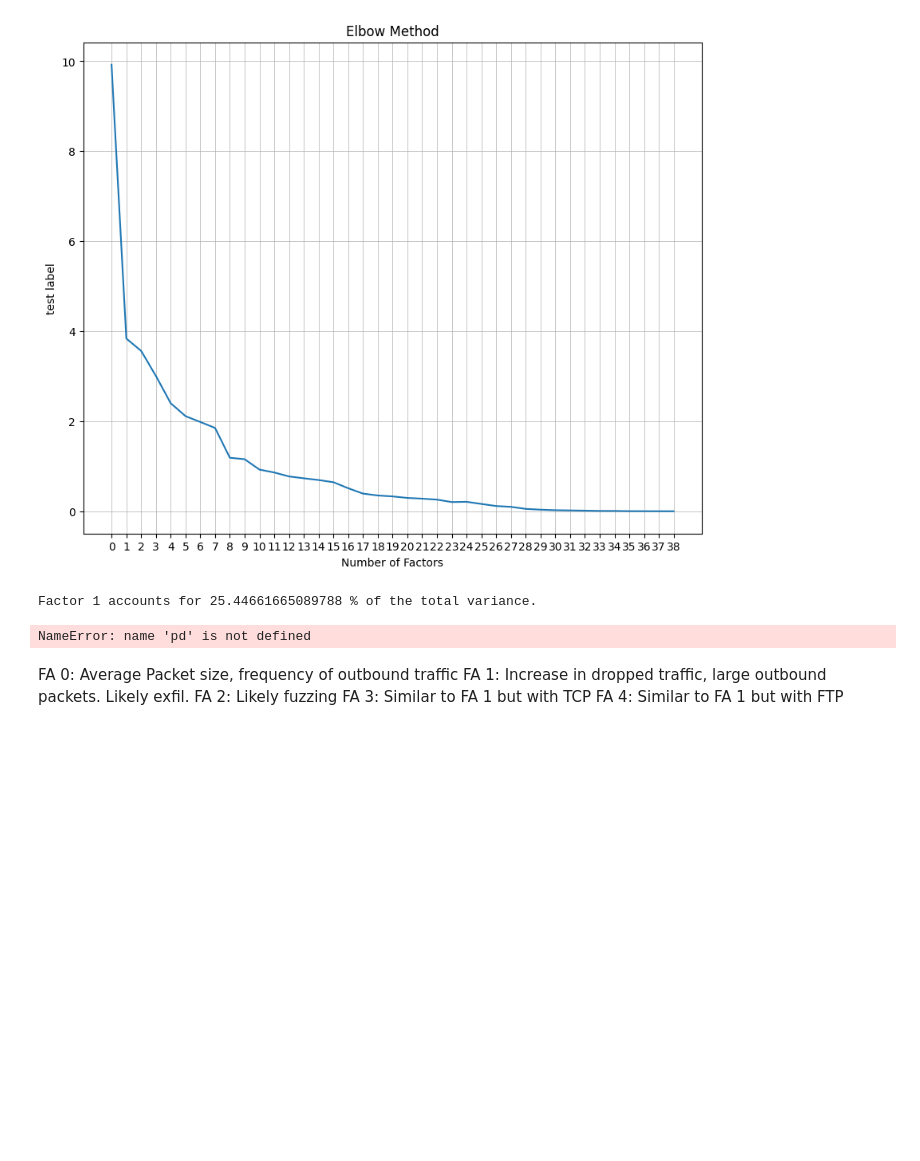
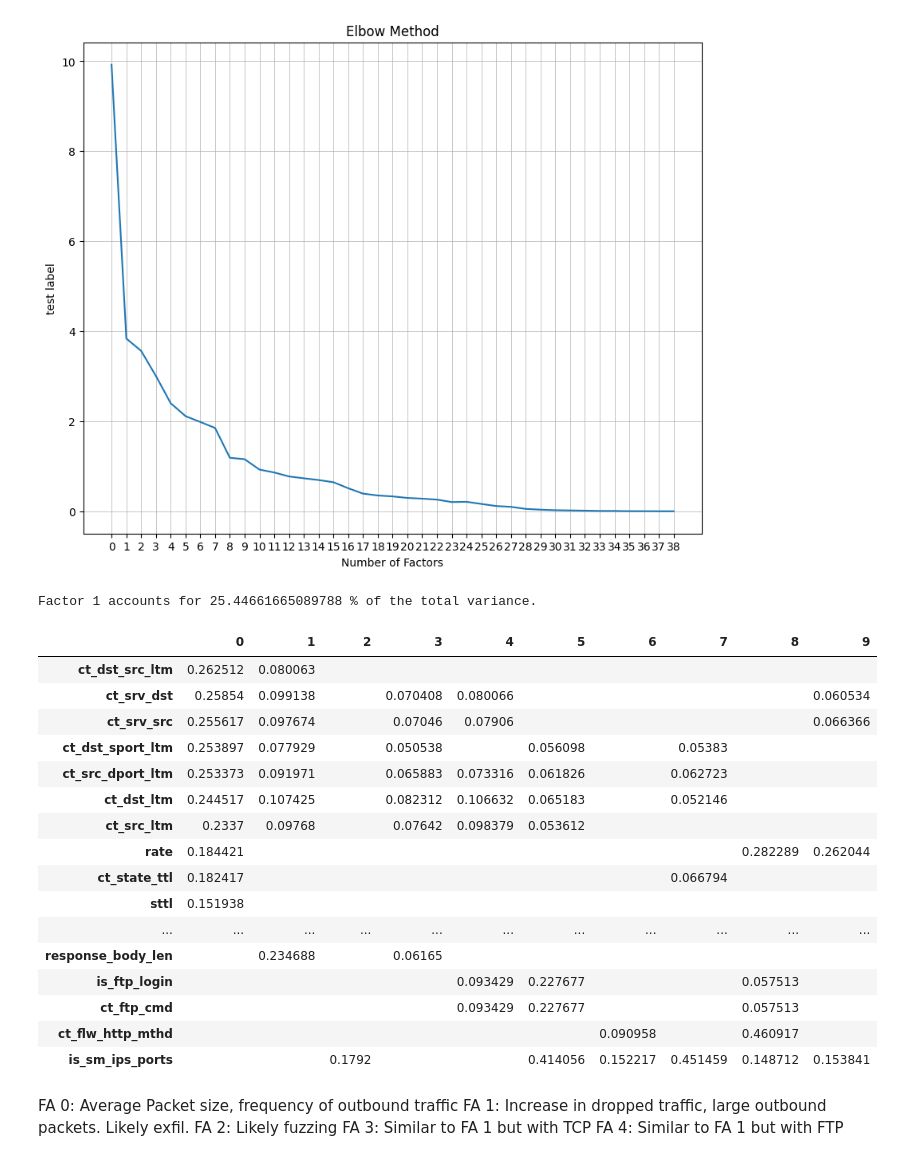
Before and after one commit to bhosley/Schoolwork, a Jupyter notebook: 2023Q2 - Machine Learning/Project/Machine Learning Project copy.ipynb, the cells around one changed output. Cells and saved outputs as stored; diff of their text form; code cells hidden in the pictures; blank space fills up the shorter version.

```diff
--- a/2023Q2 - Machine Learning/Project/Machine Learning Project copy.ipynb
+++ b/2023Q2 - Machine Learning/Project/Machine Learning Project copy.ipynb
@@ -297,9 +288,25 @@ print("Factor 1 accounts for", (eigenValues[0]/eigenValues.sum()) * 100, "% of t
 Factor 1 accounts for 25.44661665089788 % of the total variance.
 # %%
 fa_test = pd.DataFrame(eigenVectors[:,0:10].T , columns=unsw_copy.columns)
-fa_test[fa_test>0.05].T.sort_values(by=0, ascending=False)
+fa_test[fa_test>0.05].T.sort_values(by=0, ascending=False).fillna('')
 # %% [output]
-NameError: name 'pd' is not defined
+|  | 0 | 1 | 2 | 3 | 4 | 5 | 6 | 7 | 8 | 9 |
+| ct_dst_src_ltm | 0.262512 | 0.080063 |  |  |  |  |  |  |  |  |
+| ct_srv_dst | 0.25854 | 0.099138 |  | 0.070408 | 0.080066 |  |  |  |  | 0.060534 |
+| ct_srv_src | 0.255617 | 0.097674 |  | 0.07046 | 0.07906 |  |  |  |  | 0.066366 |
+| ct_dst_sport_ltm | 0.253897 | 0.077929 |  | 0.050538 |  | 0.056098 |  | 0.05383 |  |  |
+| ct_src_dport_ltm | 0.253373 | 0.091971 |  | 0.065883 | 0.073316 | 0.061826 |  | 0.062723 |  |  |
+| ct_dst_ltm | 0.244517 | 0.107425 |  | 0.082312 | 0.106632 | 0.065183 |  | 0.052146 |  |  |
+| ct_src_ltm | 0.2337 | 0.09768 |  | 0.07642 | 0.098379 | 0.053612 |  |  |  |  |
+| rate | 0.184421 |  |  |  |  |  |  |  | 0.282289 | 0.262044 |
+| ct_state_ttl | 0.182417 |  |  |  |  |  |  | 0.066794 |  |  |
+| sttl | 0.151938 |  |  |  |  |  |  |  |  |  |
+| ... | ... | ... | ... | ... | ... | ... | ... | ... | ... | ... |
+| response_body_len |  | 0.234688 |  | 0.06165 |  |  |  |  |  |  |
+| is_ftp_login |  |  |  |  | 0.093429 | 0.227677 |  |  | 0.057513 |  |
+| ct_ftp_cmd |  |  |  |  | 0.093429 | 0.227677 |  |  | 0.057513 |  |
+| ct_flw_http_mthd |  |  |  |  |  |  | 0.090958 |  | 0.460917 |  |
+| is_sm_ips_ports |  |  | 0.1792 |  |  | 0.414056 | 0.152217 | 0.451459 | 0.148712 | 0.153841 |
 # %% [markdown]
 FA 0: Average Packet size, frequency of outbound traffic
 FA 1: Increase in dropped traffic, large outbound packets. Likely exfil.
```
Also changed, not shown: parts of 3 cells of this notebook.
